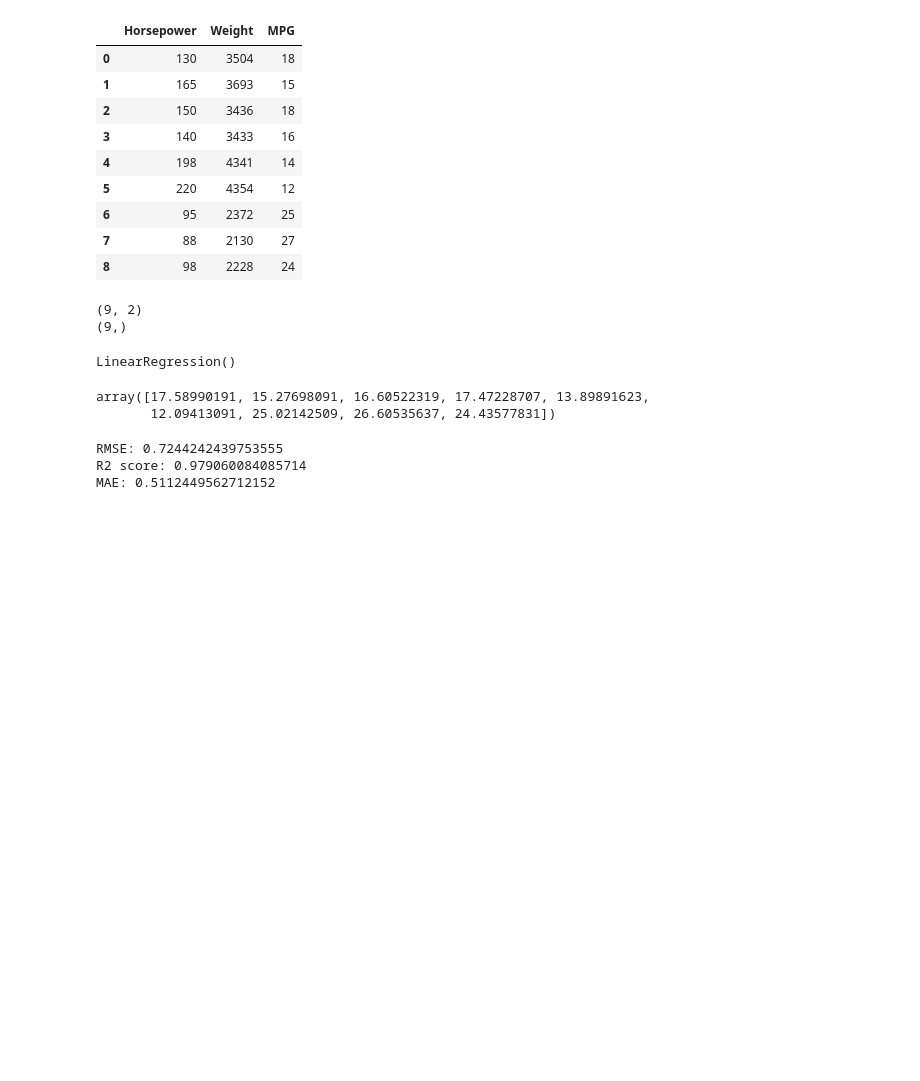
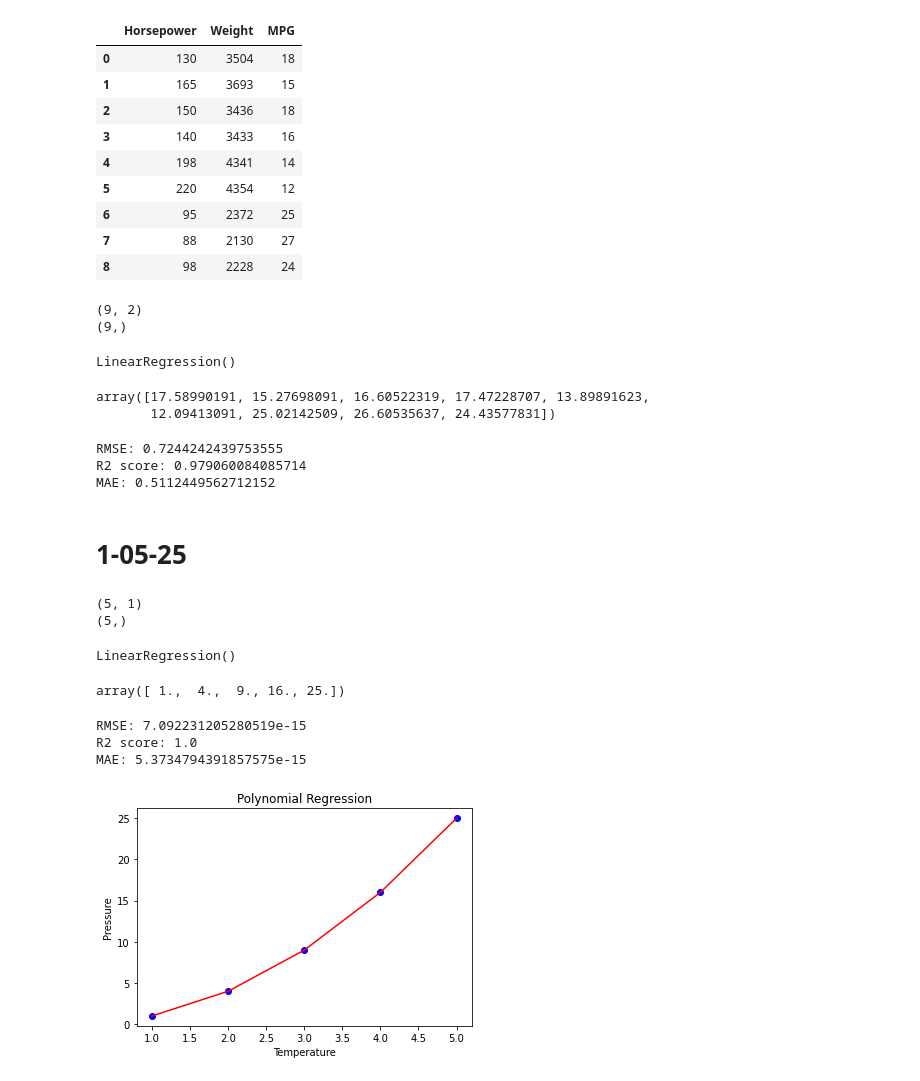
Before and after one commit to Suparshv/FCSP-2, a Jupyter notebook: CH-5.ipynb, the cells around one changed output. Saved outputs shown, nothing was run; the diff lists cells and outputs as text; code cells hidden in the pictures; blank space fills up the shorter version.

```diff
--- a/CH-5.ipynb
+++ b/CH-5.ipynb
@@ -1146,3 +1146,51 @@ print('MAE:',mean_absolute_error(y,y_pred))
 RMSE: 0.7244242439753555
 R2 score: 0.979060084085714
 MAE: 0.5112449562712152
+# %% [markdown]
+# 1-05-25
+# %%
+import pandas as pd
+x=[1,2,3,4,5]
+y=[1,4,9,16,25]
+x=pd.DataFrame(x)
+y=pd.Series(y)
+print(x.shape)
+print(y.shape)
+# %% [output]
+(5, 1)
+(5,)
+# %%
+from sklearn.linear_model import LinearRegression
+from sklearn.preprocessing import PolynomialFeatures
+poly=PolynomialFeatures(degree=2)
+model_poly=poly.fit_transform(x)
+lr=LinearRegression()
+lr.fit(model_poly,y)
+# %% [output]
+LinearRegression()
+# %%
+y_pred=lr.predict(model_poly)
+y_pred
+# %% [output]
+array([ 1.,  4.,  9., 16., 25.])
+# %%
+from sklearn.metrics import mean_squared_error,r2_score,mean_absolute_error
+import numpy as np
+print('RMSE:',np.sqrt(mean_squared_error(y,y_pred)))
+print('R2 score:',r2_score(y,y_pred))
+print('MAE:',mean_absolute_error(y,y_pred))
+# %% [output]
+RMSE: 7.092231205280519e-15
+R2 score: 1.0
+MAE: 5.3734794391857575e-15
+# %%
+import matplotlib.pyplot as plt
+x=np.array(x)
+plt.scatter(x,y,color='blue')
+plt.plot(x,y_pred,color='red')
+plt.xlabel('Temperature')
+plt.ylabel('Pressure')
+plt.title("Polynomial Regression")
+plt.show()
+# %% [output]
+[figure, added]
```
Also changed, not shown: 1 other file.
